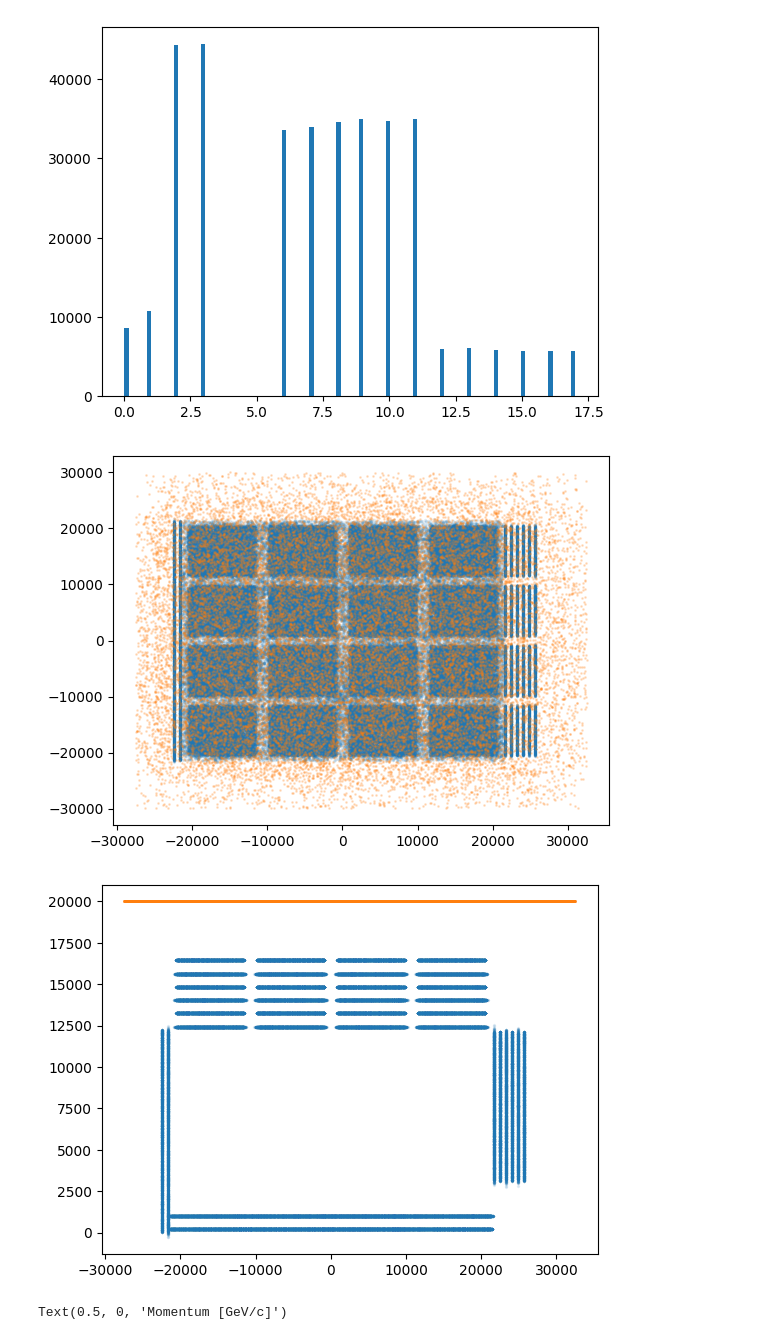
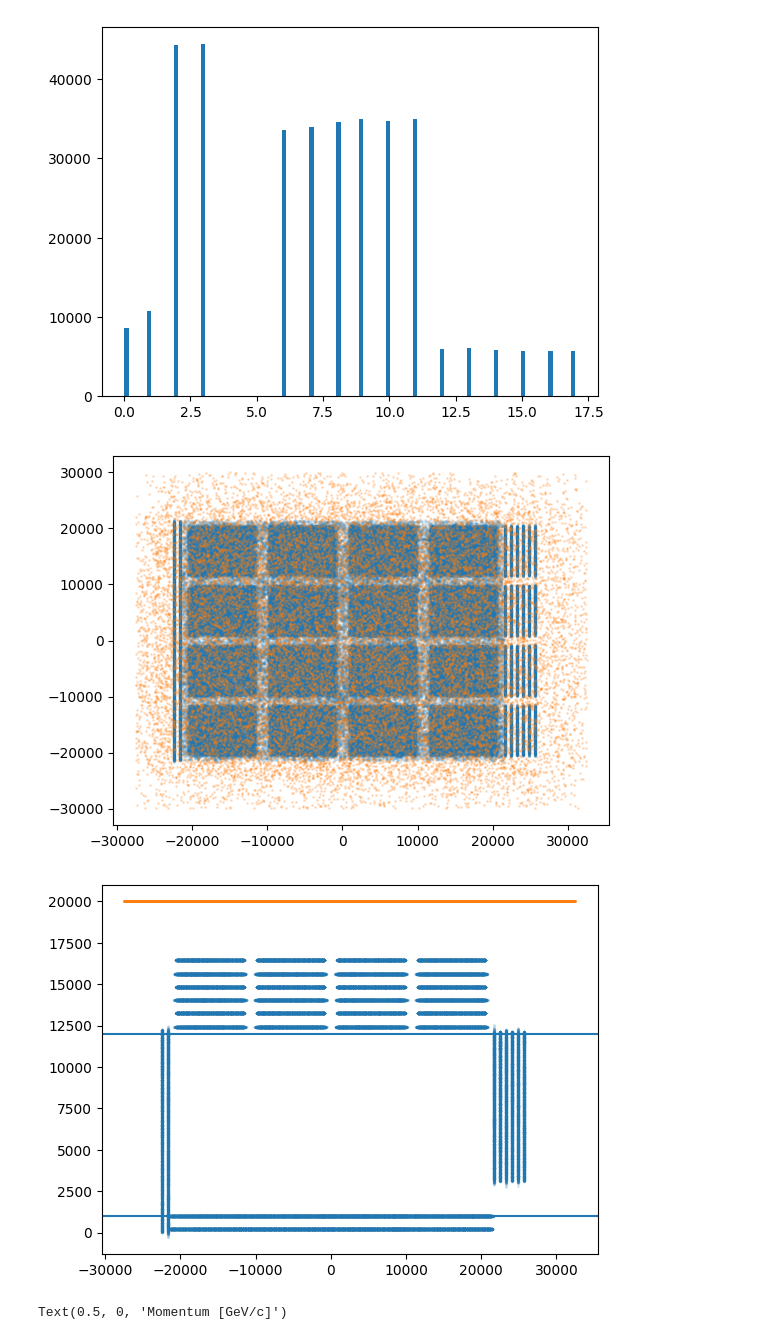
Before and after one commit to EdmondRen/mathusla-newsim, a Jupyter notebook: studies/mathusla40/cosmic_p/1.running_proton_batches.ipynb, the cells around one changed output. Cells and saved outputs as stored; diff of their text form; code cells hidden in the pictures.

```diff
--- a/studies/mathusla40/cosmic_p/1.running_proton_batches.ipynb
+++ b/studies/mathusla40/cosmic_p/1.running_proton_batches.ipynb
@@ -157,14 +157,16 @@ plt.hist( res["digi_layer"],bins=100);
 # %%
 plt.scatter(res["digi_x"], res["digi_y"], s=2, alpha=0.1)
 plt.scatter(res["gen_x"], res["gen_y"], s=1, alpha=0.2)
 plt.show()
 
 plt.scatter(res["digi_x"], res["digi_z"], s=2, alpha=0.1)
 plt.scatter(res["gen_x"], res["gen_z"], s=1, alpha=0.2)
+plt.axhline(1000)
+plt.axhline(12000)
 plt.show()
 # %% [output]
 [figure]
-[figure, old version]
+[figure, new version]
 # %%
 gen_pvec = [res["gen_px"],res["gen_py"],res["gen_pz"]]
 gen_pnorm = np.linalg.norm(gen_pvec, axis=0)
```
Also changed, not shown: 30 other files.
